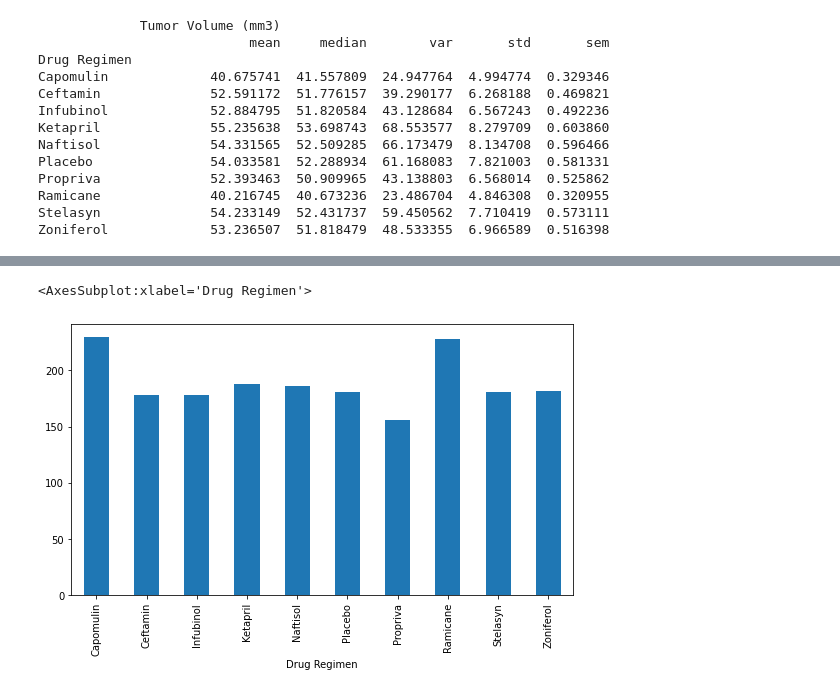
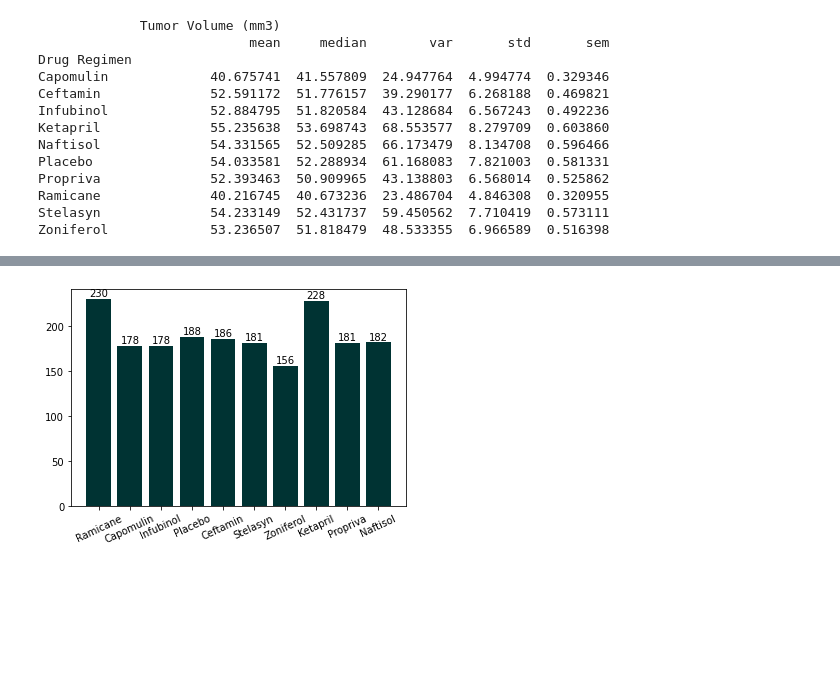
Before and after one commit to Solorzanoluisalberto/matplotlib-challenge, a Jupyter notebook: Pymaceuticals/Main_Pymaceuticals.ipynb, the cells around one changed output, grey strips where cells are left out. Saved outputs shown, nothing was run; the diff lists cells and outputs as text; code cells hidden in the pictures; blank space fills up the shorter version.

```diff
--- a/Pymaceuticals/Main_Pymaceuticals.ipynb
+++ b/Pymaceuticals/Main_Pymaceuticals.ipynb
@@ -197,6 +190,22 @@ Name: Timepoint, dtype: int64
-# %%
-# Generate a bar plot showing the total number of measurements taken on each drug regimen using pandas.
-measurements_taken.plot(kind="bar", figsize=(9,5)) # first create a Pandas Series or DataFrame and then using the .plot() command. Dataframe.plot.bar()
-# %% [output]
-<AxesSubplot:xlabel='Drug Regimen'>
-[figure, removed]
+# %%
+# Generate a bar plot showing the total number of measurements taken on each drug regimen using pyplot.
+regimen = newStudy_Mouse_Data["Drug Regimen"].unique()
+y_axis = newStudy_Mouse_Data.groupby(newStudy_Mouse_Data["Drug Regimen"])['Timepoint'].count()
+x_axis = np.arange(len(regimen))
+#print(x_axis)
+#y_axis
+fig, ax = plt.subplots()
+plt.xticks(x_axis, regimen, rotation=25)
+
+# plot the bar graph
+plot = ax.bar(x_axis, y_axis, color='#003333', align="center")
+
+for rect in plot:
+    height = rect.get_height()
+    ax.text(rect.get_x() + rect.get_width()/2., 1.002*height,'%d' % int(height), ha='center', va='bottom')
+
+#Display the graph on the screen
+
+plt.show();
+# %% [output]
+[figure, added]
```
Also changed, not shown: parts of 1 cell of this notebook.
